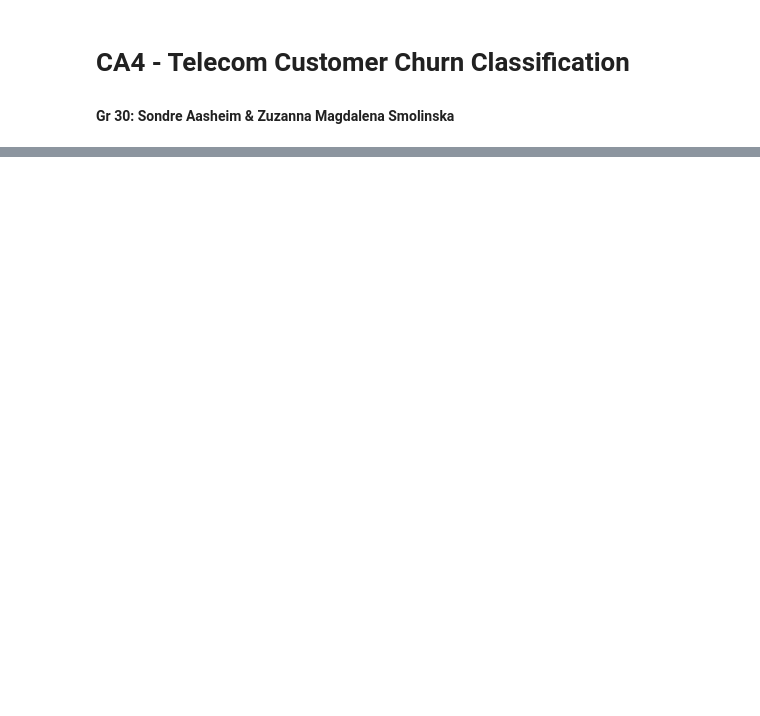
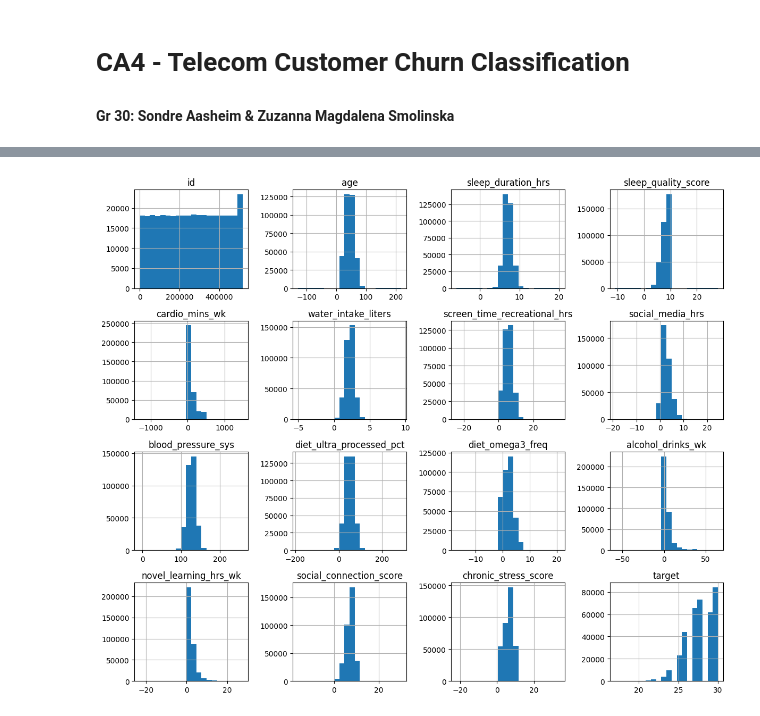
Before and after one commit to sondre04aasheim-spec/Deliverable_5_DAT200, a Jupyter notebook: CA4_group_30_v5.ipynb, the cells around one changed output, grey strips where cells are left out. Cells and saved outputs as stored; diff of their text form; code cells hidden in the pictures; blank space fills up the shorter version.

```diff
--- a/CA4_group_30_v5.ipynb
+++ b/CA4_group_30_v5.ipynb
@@ -161,0 +119,8 @@ To have the compulsory assignment approved you need to deliver the following:
+# %%
+"""
+Reading the data -
+both files must be in the same folder as this notebook
+"""
+# Montreal Cognitive Assessment = MoCA
+MoCA_train = pd.read_csv("train.csv")
+MoCA_test = pd.read_csv("test.csv")
@@ -161,0 +159,8 @@ To have the compulsory assignment approved you need to deliver the following:
+# %%
+# histograms of all numeric features to see how the values are distributed
+
+MoCA_train.hist(figsize=(12, 10), bins=20)
+plt.tight_layout()          # adjusts spacing so the titles and axes don't overlap
+plt.show()
+# %% [output]
+[figure, added]
```
Also changed, not shown: parts of 20 cells of this notebook.
